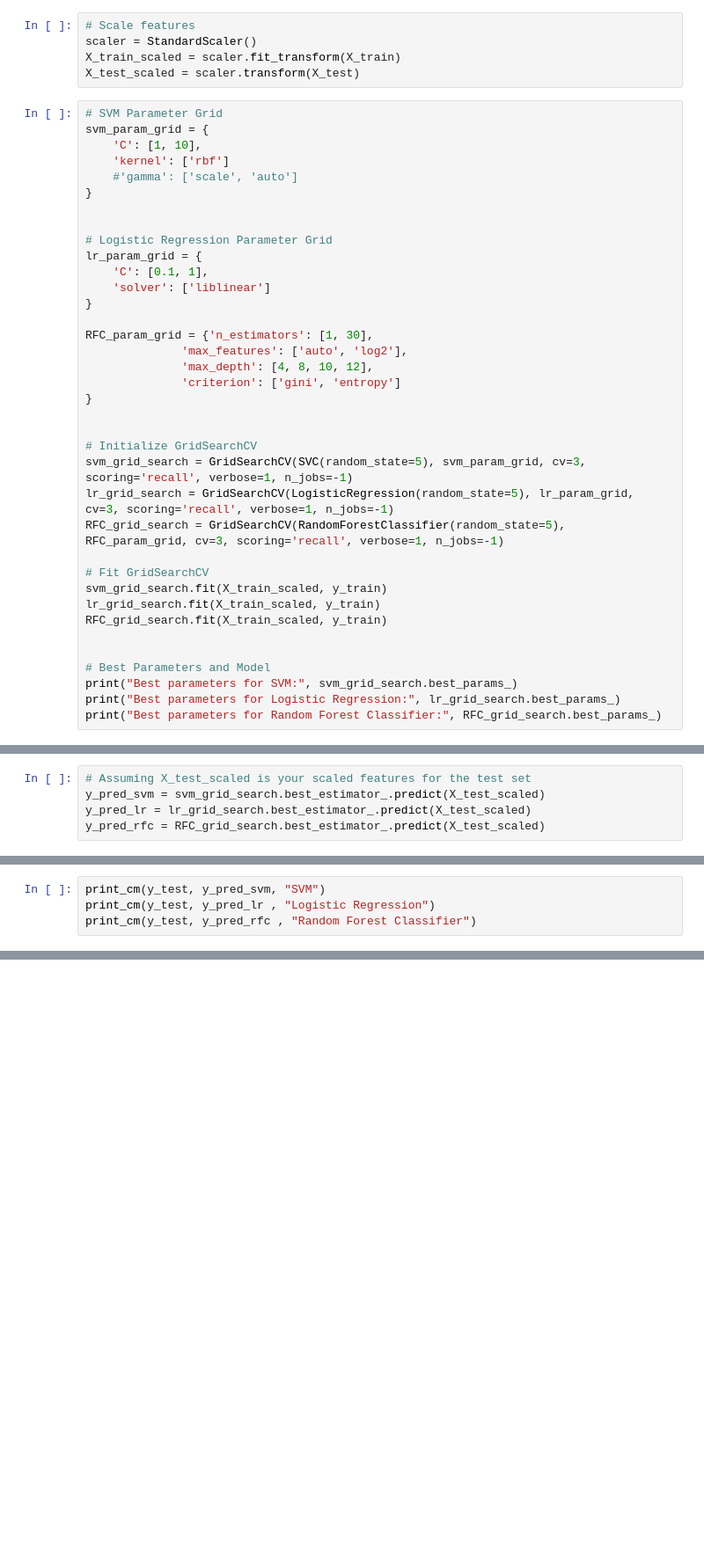
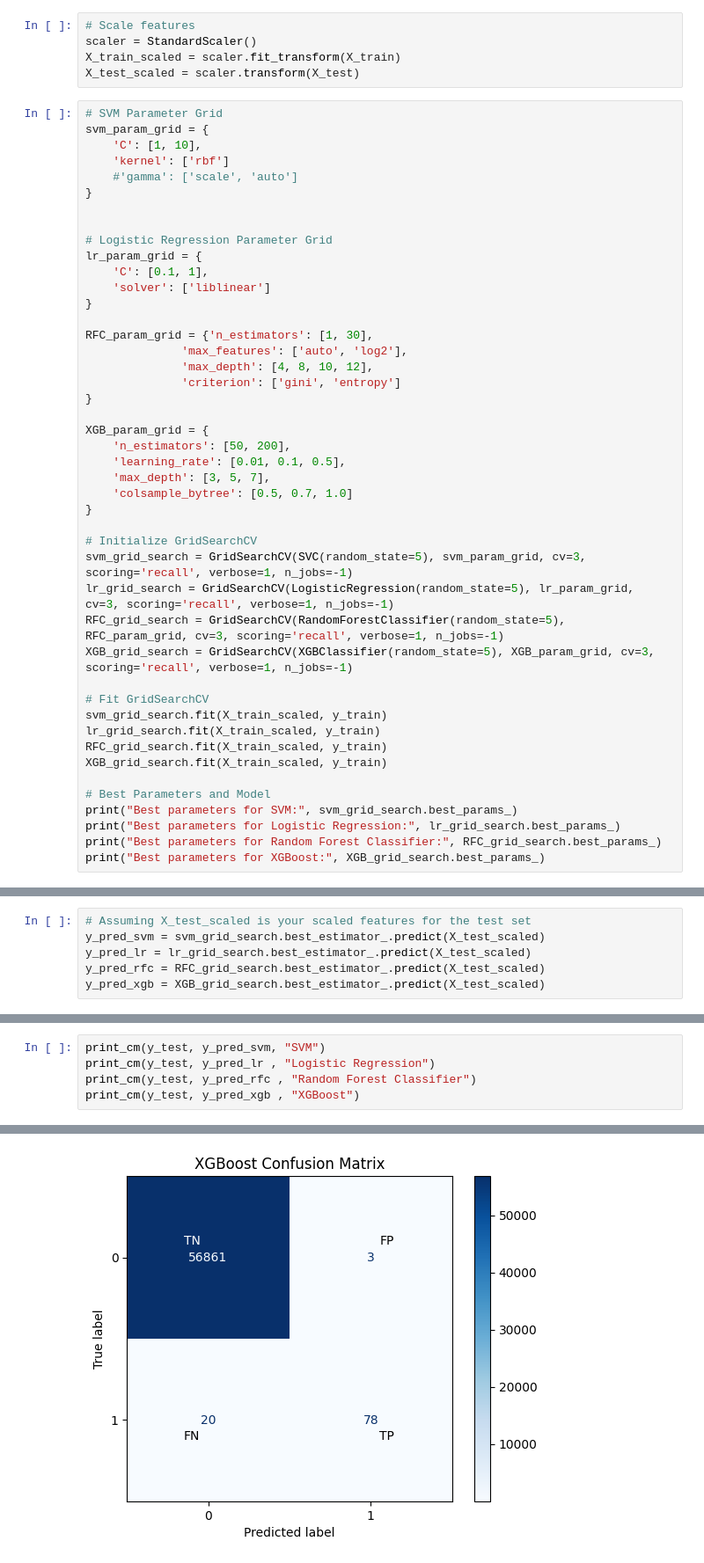
Before and after one commit to Oshgig/FRAUD-DETECTION, a Jupyter notebook: Project_code.ipynb, the cells around one changed output, grey strips where cells are left out. Shown at 88% size. Drawn from its saved outputs; the diff is of its cells as text; blank space fills up the shorter version.

```diff
--- a/Project_code.ipynb
+++ b/Project_code.ipynb
@@ -274,22 +309,30 @@ RFC_param_grid = {'n_estimators': [1, 30],
               'criterion': ['gini', 'entropy']
 }
 
+XGB_param_grid = {
+    'n_estimators': [50, 200],
+    'learning_rate': [0.01, 0.1, 0.5],
+    'max_depth': [3, 5, 7],
+    'colsample_bytree': [0.5, 0.7, 1.0]
+}
 
 # Initialize GridSearchCV
 svm_grid_search = GridSearchCV(SVC(random_state=5), svm_param_grid, cv=3, scoring='recall', verbose=1, n_jobs=-1)
 lr_grid_search = GridSearchCV(LogisticRegression(random_state=5), lr_param_grid, cv=3, scoring='recall', verbose=1, n_jobs=-1)
 RFC_grid_search = GridSearchCV(RandomForestClassifier(random_state=5), RFC_param_grid, cv=3, scoring='recall', verbose=1, n_jobs=-1)
+XGB_grid_search = GridSearchCV(XGBClassifier(random_state=5), XGB_param_grid, cv=3, scoring='recall', verbose=1, n_jobs=-1)
 
 # Fit GridSearchCV
 svm_grid_search.fit(X_train_scaled, y_train)
 lr_grid_search.fit(X_train_scaled, y_train)
 RFC_grid_search.fit(X_train_scaled, y_train)
-
+XGB_grid_search.fit(X_train_scaled, y_train)
 
 # Best Parameters and Model
 print("Best parameters for SVM:", svm_grid_search.best_params_)
 print("Best parameters for Logistic Regression:", lr_grid_search.best_params_)
 print("Best parameters for Random Forest Classifier:", RFC_grid_search.best_params_)
+print("Best parameters for XGBoost:", XGB_grid_search.best_params_)
 # %% [output]
 Fitting 3 folds for each of 2 candidates, totalling 6 fits
 Fitting 3 folds for each of 2 candidates, totalling 6 fits
@@ -317,3 +365,4 @@ RFC: 0.9995962220427653
 y_pred_svm = svm_grid_search.best_estimator_.predict(X_test_scaled)
 y_pred_lr = lr_grid_search.best_estimator_.predict(X_test_scaled)
 y_pred_rfc = RFC_grid_search.best_estimator_.predict(X_test_scaled)
+y_pred_xgb = XGB_grid_search.best_estimator_.predict(X_test_scaled)
@@ -349,6 +428,7 @@ def print_cm(y_true, y_pred, model_name):
 print_cm(y_test, y_pred_svm, "SVM")
 print_cm(y_test, y_pred_lr , "Logistic Regression")
 print_cm(y_test, y_pred_rfc , "Random Forest Classifier")
+print_cm(y_test, y_pred_xgb , "XGBoost")
 # %% [output]
 SVM Confusion Matrix:
 [[56861     3]
@@ -364,0 +448 @@ Random Forest Classifier Confusion Matrix:
+[figure, added]
```
Also changed, not shown: parts of 18 cells of this notebook.
